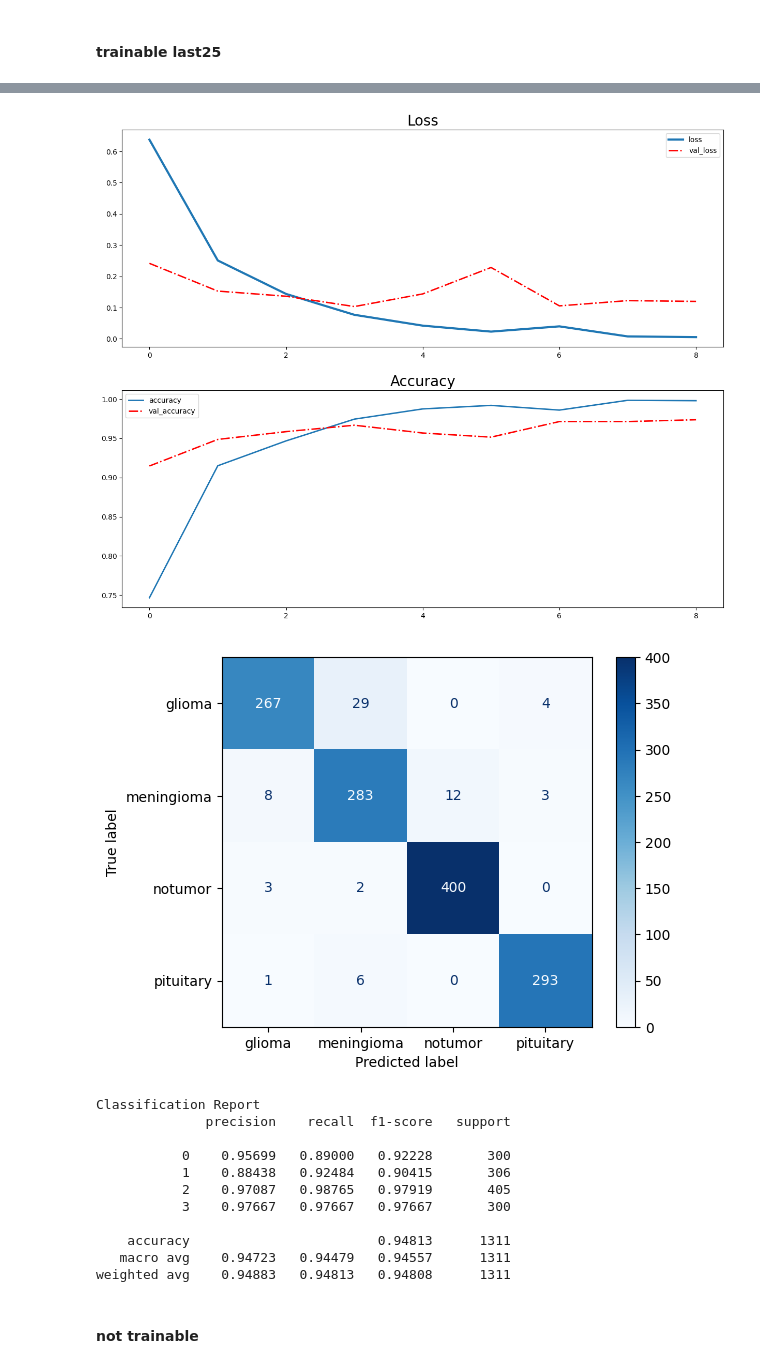
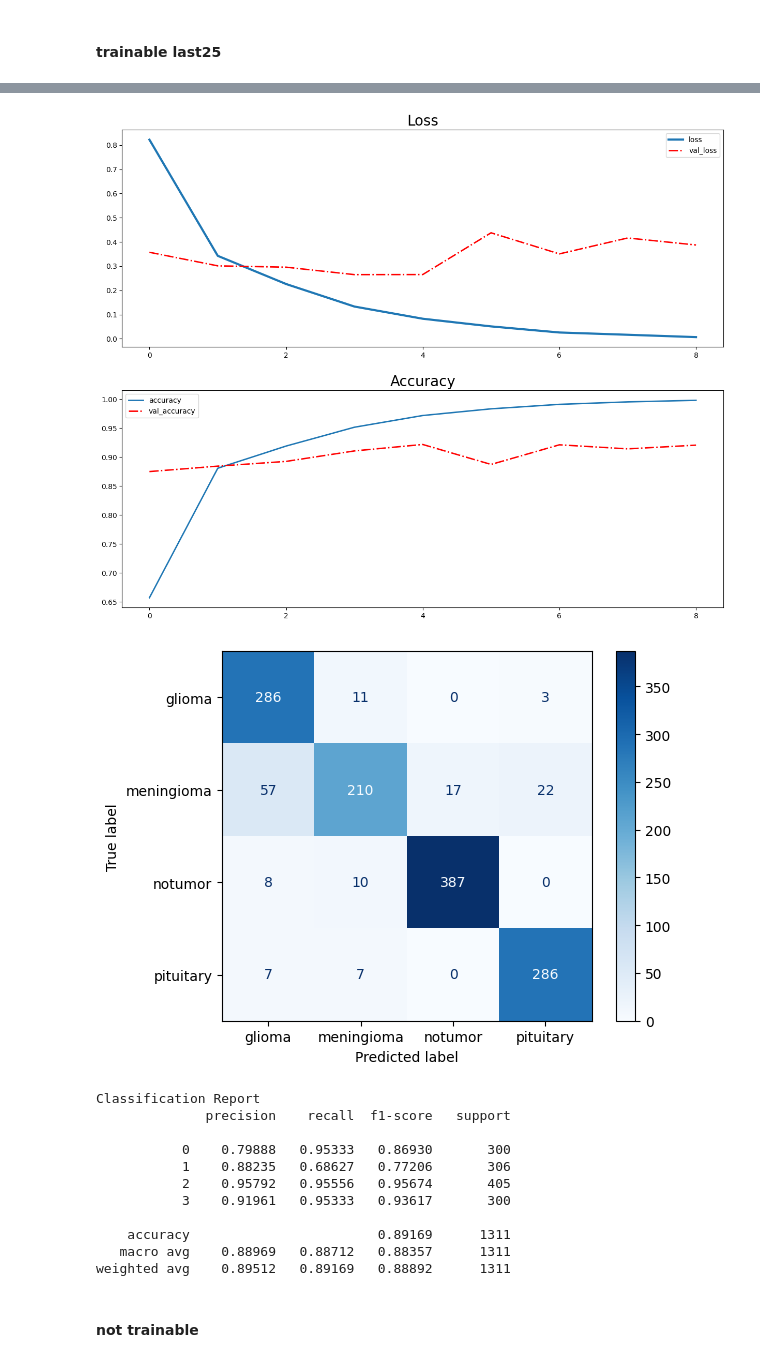
Before and after one commit to earfunnyy/Brain-Tumor-Classification, a Jupyter notebook: train.ipynb, the cells around one changed output, grey strips where cells are left out. Drawn from its saved outputs; the diff is of its cells as text; code cells hidden in the pictures.

Commit message:
EDIT:Preparing training using different input size

```diff
--- a/train.ipynb
+++ b/train.ipynb
@@ -827,6 +827,9 @@ def preprocess_val(image, label):
     image = preprocess_input(image)
     return image, label
 # %%
-train_aug = train_ds.map(augmentation_train, num_parallel_calls=tf.data.AUTOTUNE)
-valid_aug = valid_ds.map(preprocess_val, num_parallel_calls=tf.data.AUTOTUNE)
+train_aug_224 = train_ds_224.map(augmentation_train, num_parallel_calls=tf.data.AUTOTUNE)
+valid_aug_224 = valid_ds_224.map(preprocess_val, num_parallel_calls=tf.data.AUTOTUNE)
+
+train_aug_224 = train_aug_224.cache().shuffle(1000).prefetch(buffer_size=tf.data.AUTOTUNE)
+valid_aug_224 = valid_aug_224.cache().prefetch(buffer_size=tf.data.AUTOTUNE)
 # %%
@@ -881,10 +899,10 @@ weighted avg    0.98361   0.98322   0.98328      1311
 #### trainable last25
 # %%
 model_name = 'efficientnetv2b0_augmentation_trainable_last25'
-input_shape = (256,256,3)
+input_shape = (224,224,3)
 
 aug_b0_tl25 = build_model_trainable_last25(EfficientNetV2B0, input_shape=input_shape, num_classes=4)
-aug_b0_tl25, history_aug_b0_tl25 = train(aug_b0_tl25, model_name, train_aug, valid_aug, EPOCHS, SAVE_DIRECTORY)
-history_aug_b0_tl25, test_loss, test_acc, test_f1score = plot(aug_b0_tl25, history_aug_b0_tl25)
+aug_b0_tl25, history_aug_b0_tl25 = train(aug_b0_tl25, model_name, train_aug_224, valid_aug_224, EPOCHS, SAVE_DIRECTORY)
+history_aug_b0_tl25, test_loss, test_acc, test_f1score = plot(aug_b0_tl25, history_aug_b0_tl25, test_ds_224)
 result(model_name, test_loss, test_acc, test_f1score, result_dict)
 # %% [output]
@@ -909,17 +927,17 @@ Epoch 7/10
 1/1 [==============================] - 1s 1s/step
-[figure, old version]
+[figure, new version]
-[figure, old version]
+[figure, new version]
 Classification Report
               precision    recall  f1-score   support
 
-           0    0.95699   0.89000   0.92228       300
-           1    0.88438   0.92484   0.90415       306
-           2    0.97087   0.98765   0.97919       405
-           3    0.97667   0.97667   0.97667       300
+           0    0.79888   0.95333   0.86930       300
+           1    0.88235   0.68627   0.77206       306
+           2    0.95792   0.95556   0.95674       405
+           3    0.91961   0.95333   0.93617       300
 
-    accuracy                        0.94813      1311
-   macro avg    0.94723   0.94479   0.94557      1311
-weighted avg    0.94883   0.94813   0.94808      1311
+    accuracy                        0.89169      1311
+   macro avg    0.88969   0.88712   0.88357      1311
+weighted avg    0.89512   0.89169   0.88892      1311
 # %% [markdown]
 #### not trainable
 # %%
```
Also changed, not shown: parts of 19 cells of this notebook.
